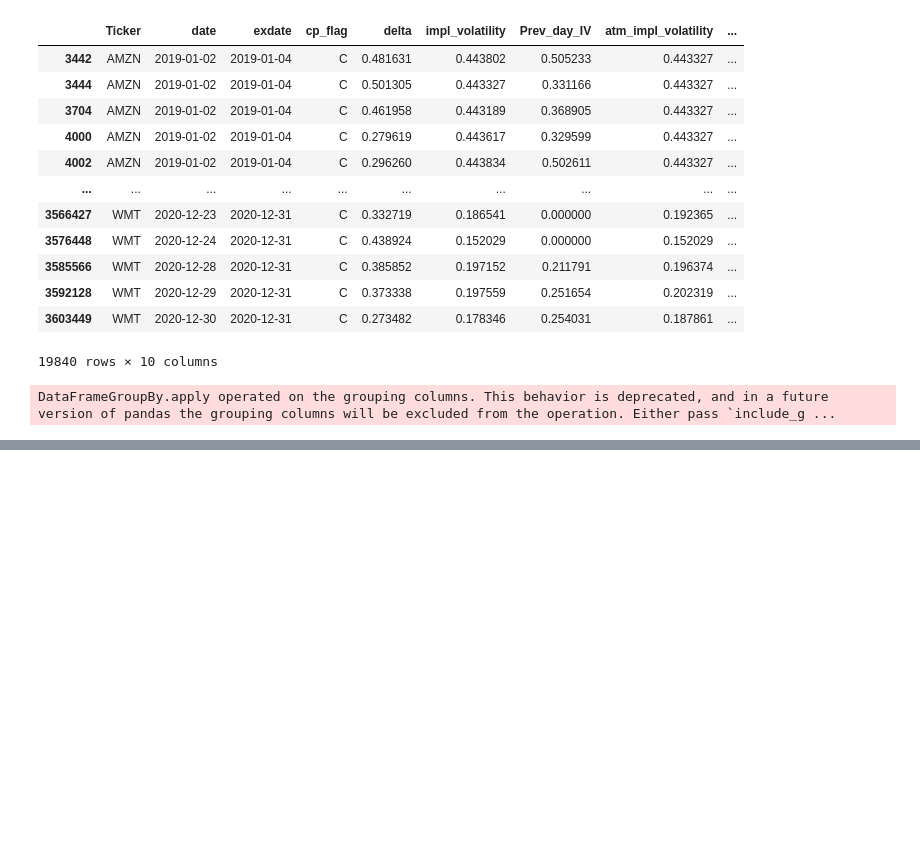
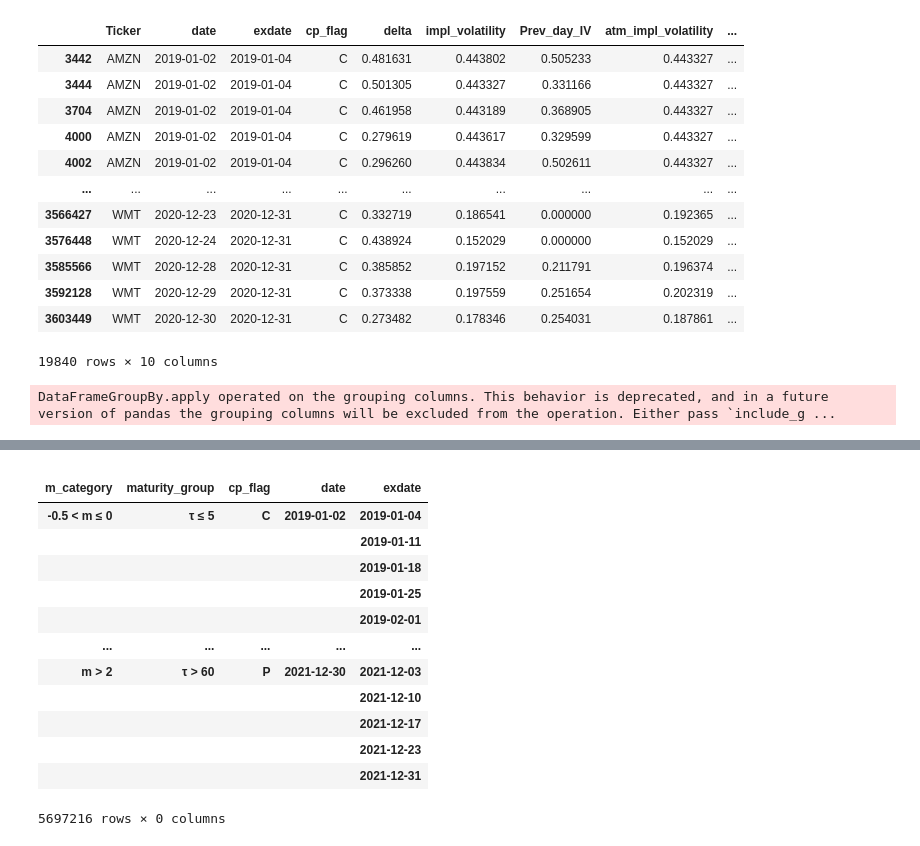
Before and after one commit to Spipers/FinalThesisQF, a Jupyter notebook: Notebooks/SSO_complete_compression.ipynb, the cells around one changed output, grey strips where cells are left out. Cells and saved outputs as stored; diff of their text form; code cells hidden in the pictures; blank space fills up the shorter version.

```diff
--- a/Notebooks/SSO_complete_compression.ipynb
+++ b/Notebooks/SSO_complete_compression.ipynb
@@ -1009,0 +1056,17 @@ if save_parquet or not os.path.exists(option_data_path_parq):
+# %%
+grouped_df
+# %% [output]
+|  |  |  |  |  |
+| m_category | maturity_group | cp_flag | date | exdate |
+| -0.5 < m ≤ 0 | τ ≤ 5 | C | 2019-01-02 | 2019-01-04 |
+|  |  |  |  | 2019-01-11 |
+|  |  |  |  | 2019-01-18 |
+|  |  |  |  | 2019-01-25 |
+|  |  |  |  | 2019-02-01 |
+| ... | ... | ... | ... | ... |
+| m > 2 | τ > 60 | P | 2021-12-30 | 2021-12-03 |
+|  |  |  |  | 2021-12-10 |
+|  |  |  |  | 2021-12-17 |
+|  |  |  |  | 2021-12-23 |
+|  |  |  |  | 2021-12-31 |
+5697216 rows × 0 columns
```
Also changed, not shown: parts of 7 cells of this notebook, 3 other files.
